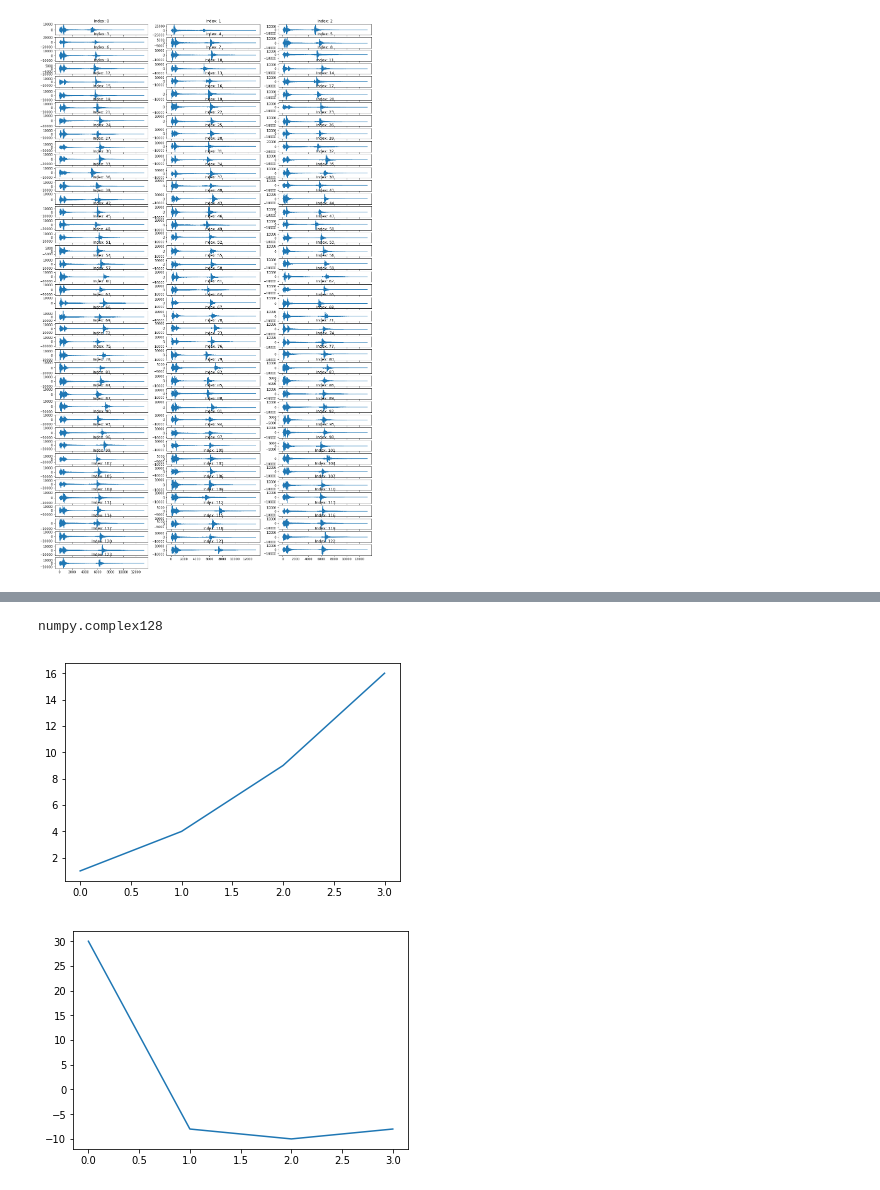
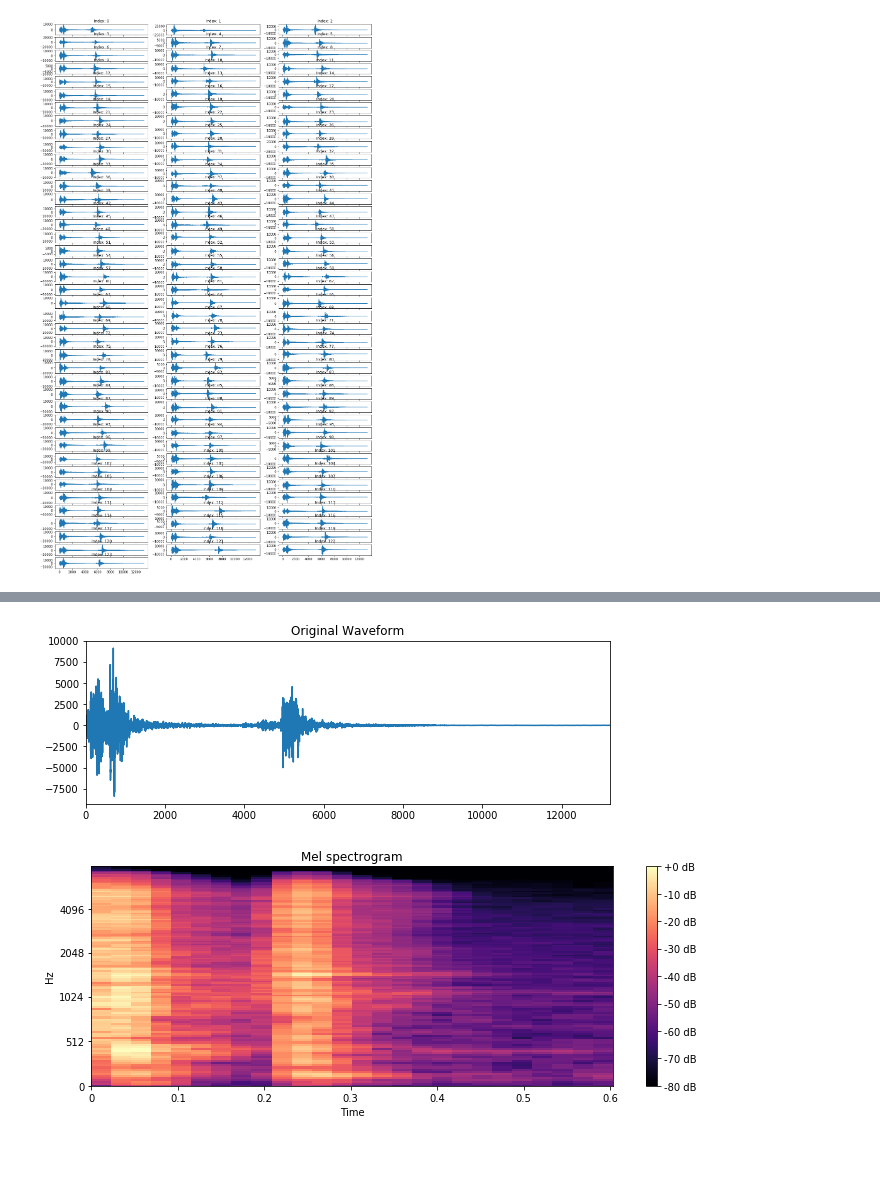
Before and after one commit to shoyo/acoustic-keylogger, a Jupyter notebook: src/keystroke_feature_extraction.ipynb, the cells around one changed output, grey strips where cells are left out. Saved outputs shown, nothing was run; the diff lists cells and outputs as text; code cells hidden in the pictures; blank space fills up the shorter version.

Commit message:
Render spectrograms

```diff
--- a/src/keystroke_feature_extraction.ipynb
+++ b/src/keystroke_feature_extraction.ipynb
@@ -39,4 +20,0 @@ plt.show()
-# %%
-sample_melspec = melspectrogram(sample.astype(float))
-plt.plot(sample_melspec)
-plt.show()
@@ -58,14 +20,0 @@ array([ 1.+0.j,  4.+0.j,  9.+0.j, 16.+0.j])
-# %%
-type(vec_fft[0])
-# %% [output]
-numpy.complex128
-# %%
-plt.plot(vec)
-plt.show()
-# %% [output]
-[figure, removed]
-# %%
-plt.plot(vec_fft)
-plt.show()
-# %% [output]
-[figure, removed]
@@ -71,0 +25,25 @@ plt.show()
+# %%
+def draw_spectrogram(keystroke):
+    plt.figure(figsize=(9.4, 3))
+    plt.plot(keystroke)
+    plt.title('Original Waveform')
+    plt.margins(x=0)
+    plt.show()
+
+    sample_melspec = melspectrogram(keystroke.astype(float),
+                                    sr=44100,
+                                    n_mels=128,)
+    plt.figure(figsize=(10, 4))
+    specshow(power_to_db(sample_melspec, ref=np.max),
+             y_axis='mel',
+             fmax=8000,
+             x_axis='time')
+    plt.colorbar(format='%+2.0f dB')
+    plt.title('Mel spectrogram')
+    plt.tight_layout()
+    plt.show()
+# %%
+draw_spectrogram(spacebars[0])
+# %% [output]
+[figure, added]
+[figure, added]
```
Also changed, not shown: parts of 14 cells of this notebook, 1 other file.
